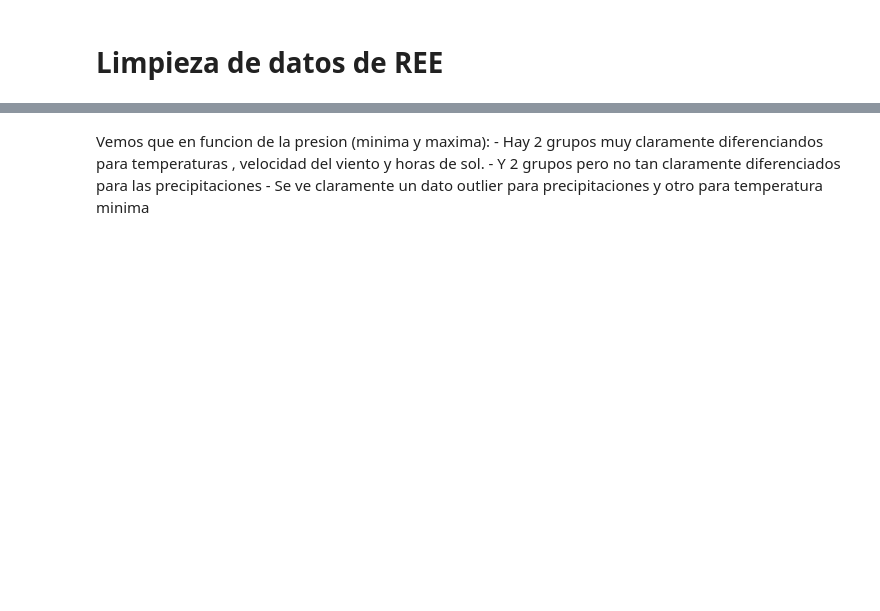
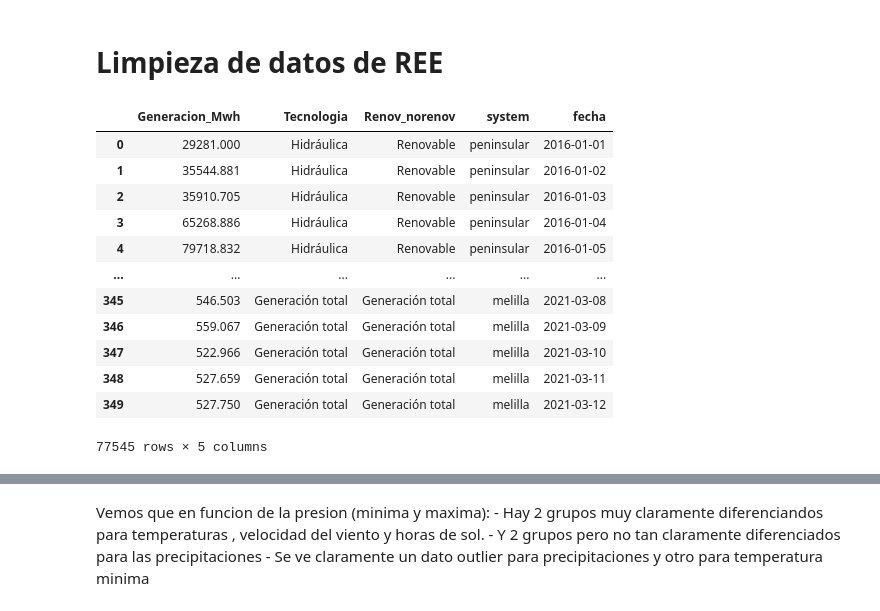
Before and after one commit to sotodosos/ClasesMaster26, a Jupyter notebook: Python/TFM.ipynb, the cells around one changed output, grey strips where cells are left out. Drawn from its saved outputs; the diff is of its cells as text; code cells hidden in the pictures; blank space fills up the shorter version.

```diff
--- a/Python/TFM.ipynb
+++ b/Python/TFM.ipynb
@@ -283,0 +33,12 @@ df_ree_system
+# %%
+from Lectura_AEMET_REE import Ingestion_AEMET,Ingestion_REE
+import pandas as pd
+import numpy as np
+import scipy as sp
+import matplotlib.pyplot as plt
+
+Ing_AEMET=Ingestion_AEMET()
+
+Ing_REE=Ingestion_REE()
+
+pd.options.display.max_columns=None
@@ -283,0 +88,3 @@ df_ree_system
+# %%
+df_weather=Ing_AEMET.read_from_csv()
+df_ree=Ing_REE.read_from_csv()
@@ -285,16 +186,30 @@ df_ree_system
 # Limpieza de datos de REE
 # %%
 # Renombro los campos
-df_ree_system.rename(columns={'value':'Generacion_Mwh','title':'Tecnologia','type':'Renov_norenov'},inplace=True)
+df_ree.rename(columns={'value':'Generacion_Mwh','title':'Tecnologia','type':'Renov_norenov'},inplace=True)
 
 # Elimino la columna percentage por ser una columna generada de Generacion_Mwh.
-df_ree_system.drop('percentage',axis=1,inplace=True)
+df_ree.drop('percentage',axis=1,inplace=True)
 
 # Cambio los valores nulos de Generacion en Mwh por 0
-df_ree_system['Generacion_Mwh'].fillna(0)
+df_ree['Generacion_Mwh'].fillna(0)
 
 # Elimino las filas para las cuales la fecha es nula y paso la fecha a formato corto.
-df_ree_system['fecha']=df_ree_system['datetime'].str[:10]
-df_ree_system=df_ree_system[~df_ree_system['fecha'].isna()]
-df_ree_system.drop('datetime',axis=1,inplace=True)
-df_ree_system
+df_ree['fecha']=df_ree['datetime'].str[:10]
+df_ree=df_ree[~df_ree['fecha'].isna()]
+df_ree.drop('datetime',axis=1,inplace=True)
+df_ree
+# %% [output]
+|  | Generacion_Mwh | Tecnologia | Renov_norenov | system | fecha |
+| 0 | 29281.000 | Hidráulica | Renovable | peninsular | 2016-01-01 |
+| 1 | 35544.881 | Hidráulica | Renovable | peninsular | 2016-01-02 |
+| 2 | 35910.705 | Hidráulica | Renovable | peninsular | 2016-01-03 |
+| 3 | 65268.886 | Hidráulica | Renovable | peninsular | 2016-01-04 |
+| 4 | 79718.832 | Hidráulica | Renovable | peninsular | 2016-01-05 |
+| ... | ... | ... | ... | ... | ... |
+| 345 | 546.503 | Generación total | Generación total | melilla | 2021-03-08 |
+| 346 | 559.067 | Generación total | Generación total | melilla | 2021-03-09 |
+| 347 | 522.966 | Generación total | Generación total | melilla | 2021-03-10 |
+| 348 | 527.659 | Generación total | Generación total | melilla | 2021-03-11 |
+| 349 | 527.750 | Generación total | Generación total | melilla | 2021-03-12 |
+77545 rows × 5 columns
```
Also changed, not shown: parts of 61 cells of this notebook, 1 other file.
